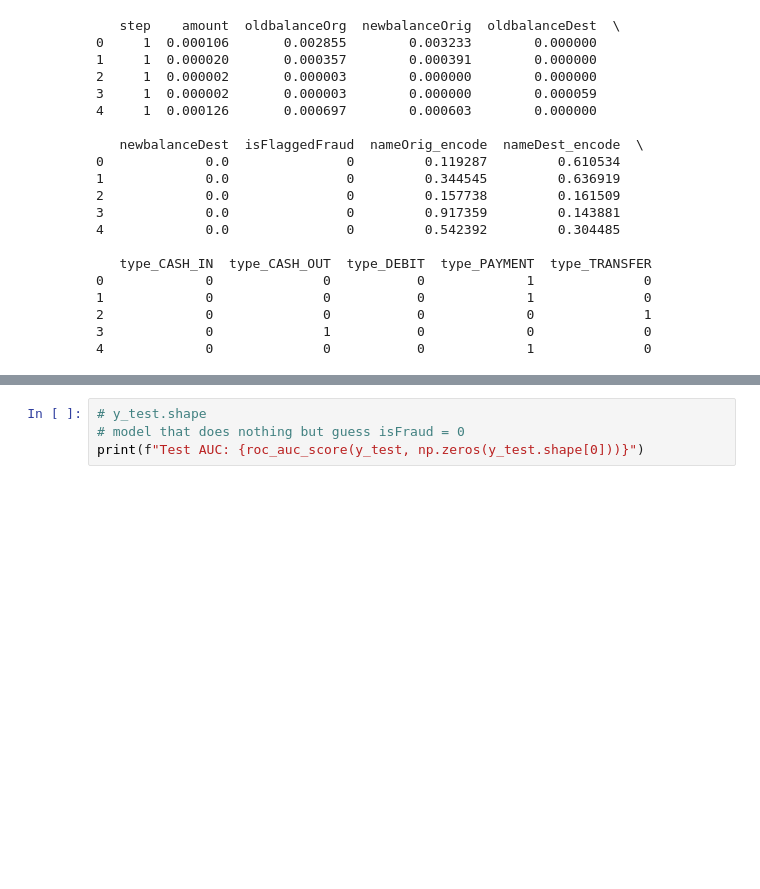
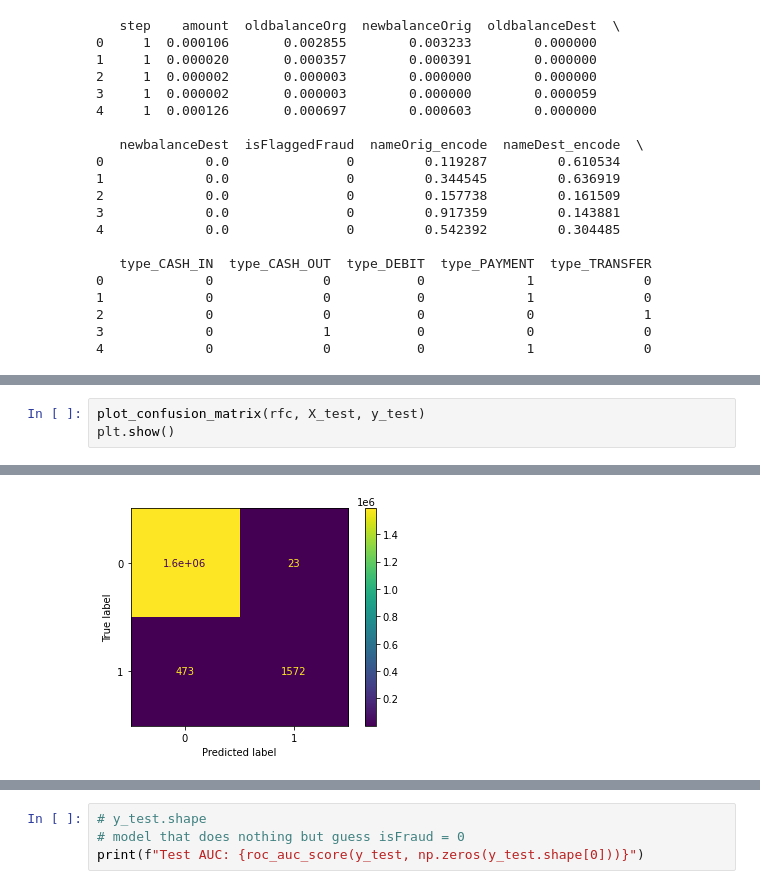
Before and after one commit to jwallace22/DSP-CreditFraudDetection, a Jupyter notebook: Ensemble_Tree_Methods.ipynb, the cells around one changed output, grey strips where cells are left out. Saved outputs shown, nothing was run; the diff lists cells and outputs as text; blank space fills up the shorter version.

```diff
--- a/Ensemble_Tree_Methods.ipynb
+++ b/Ensemble_Tree_Methods.ipynb
@@ -147,0 +183,4 @@ plt.show()
+# %%
+plot_confusion_matrix(rfc, X_test, y_test)
+plt.show()
+# %% [output]
@@ -147,0 +189 @@ plt.show()
+[figure, added]
```
Also changed, not shown: parts of 7 cells of this notebook.
